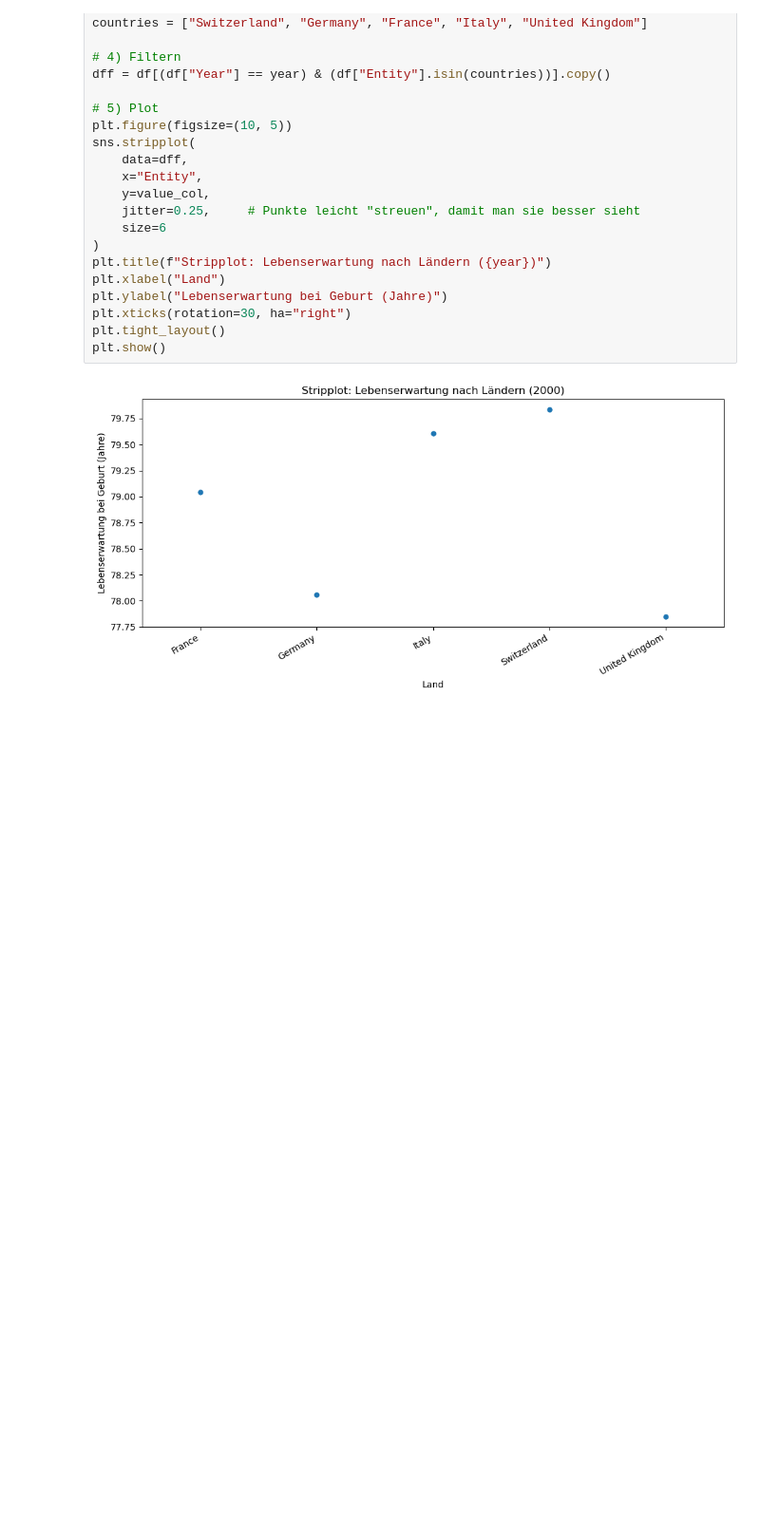
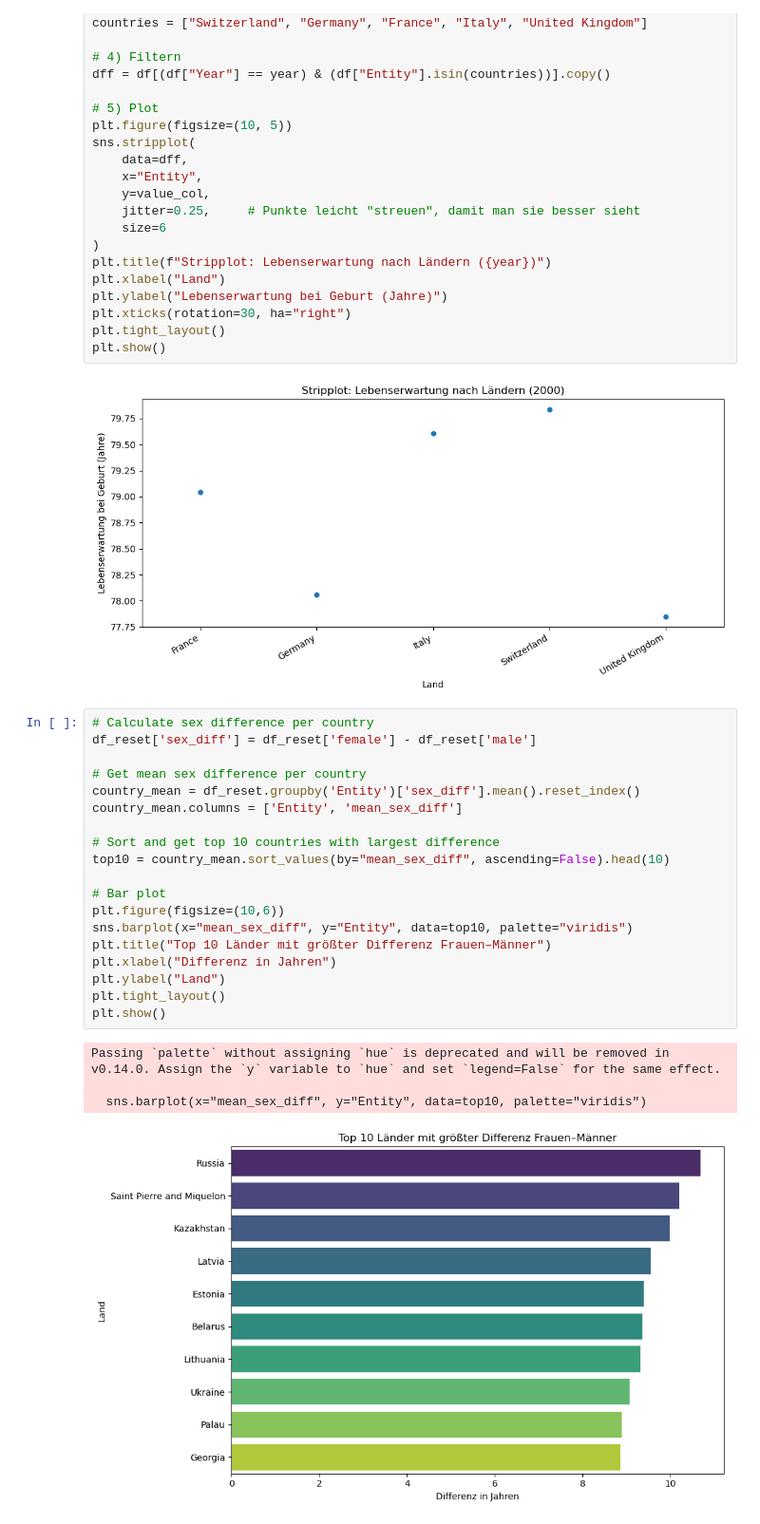
Before and after one commit to trifumar/LN-Informatik-, a Jupyter notebook: Python-LN.ipynb, the cells around one changed output. Shown: that part at 95% size. Drawn from its saved outputs; the diff is of its cells as text; blank space fills up the shorter version.

```diff
--- a/Python-LN.ipynb
+++ b/Python-LN.ipynb
@@ -409,3 +385,27 @@ plt.tight_layout()
 plt.show()
 # %% [output]
 [figure]
+# %%
+# Calculate sex difference per country
+df_reset['sex_diff'] = df_reset['female'] - df_reset['male']
+
+# Get mean sex difference per country
+country_mean = df_reset.groupby('Entity')['sex_diff'].mean().reset_index()
+country_mean.columns = ['Entity', 'mean_sex_diff']
+
+# Sort and get top 10 countries with largest difference
+top10 = country_mean.sort_values(by="mean_sex_diff", ascending=False).head(10)
+
+# Bar plot
+plt.figure(figsize=(10,6))
+sns.barplot(x="mean_sex_diff", y="Entity", data=top10, palette="viridis")
+plt.title("Top 10 Länder mit größter Differenz Frauen–Männer")
+plt.xlabel("Differenz in Jahren")
+plt.ylabel("Land")
+plt.tight_layout()
+plt.show()
+# %% [output]
+Passing `palette` without assigning `hue` is deprecated and will be removed in v0.14.0. Assign the `y` variable to `hue` and set `legend=False` for the same effect.
+
+  sns.barplot(x="mean_sex_diff", y="Entity", data=top10, palette="viridis")
+[figure, added]
```
Also changed, not shown: parts of 9 cells of this notebook.
